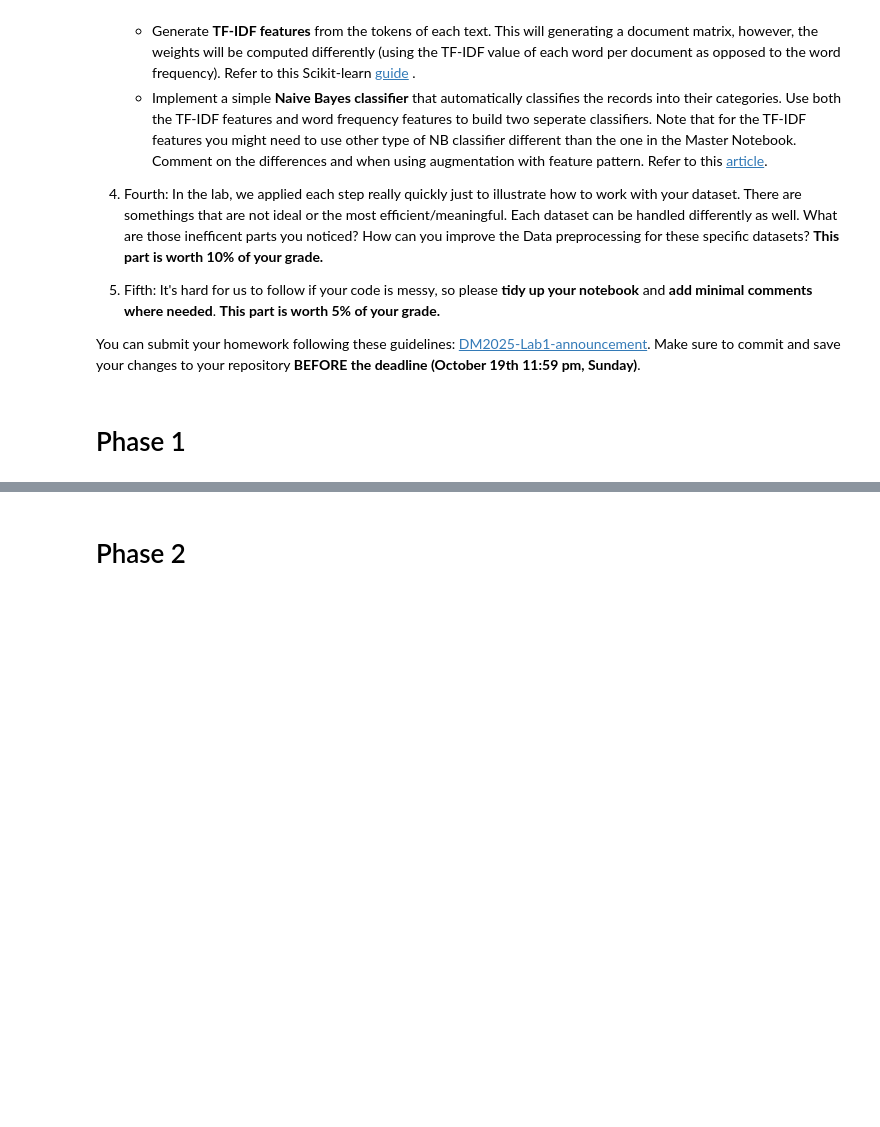
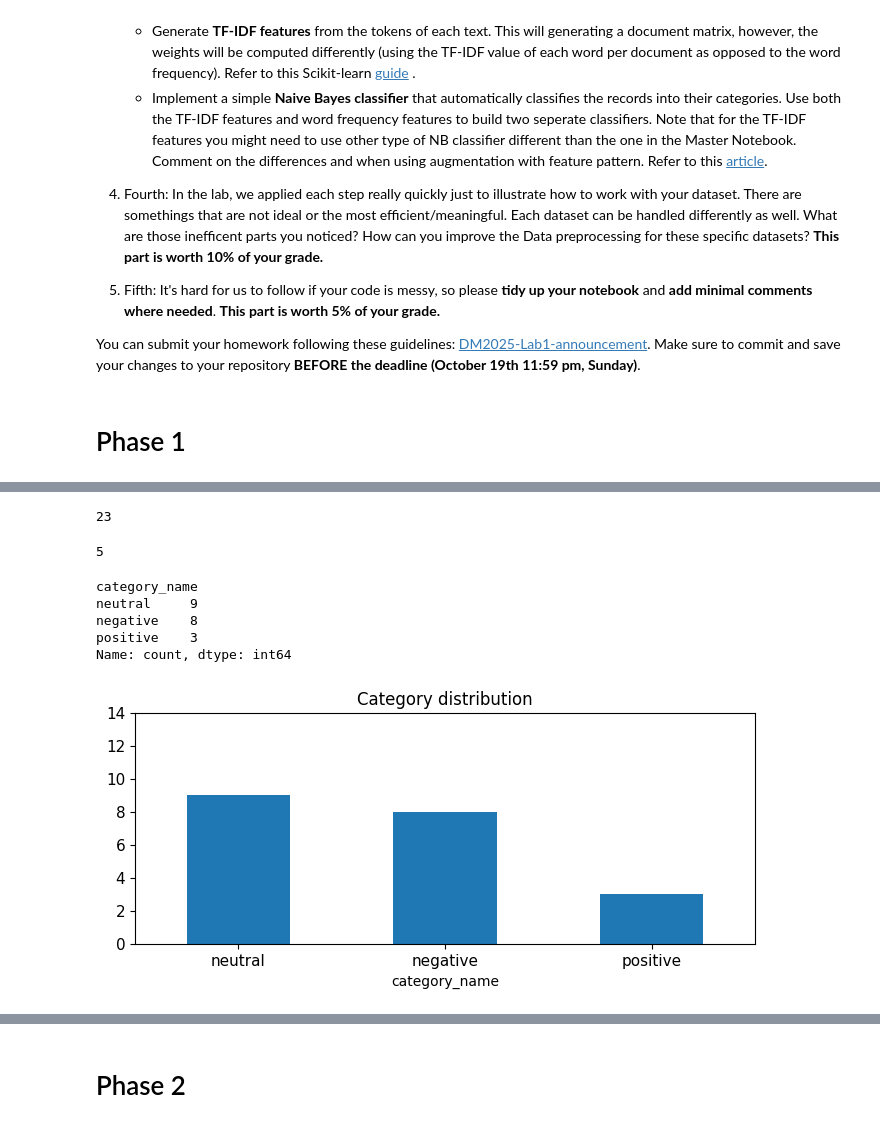
Before and after one commit to robins114/dm2025-lab1-exercise, a Jupyter notebook: DM2025-Lab1-Homework.ipynb, the cells around one changed output, grey strips where cells are left out. Drawn from its saved outputs; the diff is of its cells as text; code cells hidden in the pictures; blank space fills up the shorter version.

```diff
--- a/DM2025-Lab1-Homework.ipynb
+++ b/DM2025-Lab1-Homework.ipynb
@@ -62,0 +312,47 @@ You can submit your homework following these guidelines: [DM2025-Lab1-announceme
+# %%
+#Check if there are duplicates
+sum(X.duplicated('text')) # there are 23 text duplicates in the data
+# %% [output]
+23
+# %%
+# Dealing with duplicate data
+X['datetime'] = df['datetime']
+sum(X.duplicated('datetime'))
+
+# only 5 datetimes are the same, so maybe 23 comments have been taken at a different time, but the user used the same text
+# can be not a duplicate, as the time might be different
+# %% [output]
+5
+# %%
+# Exercise 5 and 6, same answer
+
+# Exercise 7
+
+# Data Preprocessing
+import matplotlib.pyplot as plt
+%matplotlib inline
+
+# Optional: random selection of 20 samples
+X_sample = X.sample(n=20, random_state=42)
+
+# Count entries in the category
+print(X_sample.category_name.value_counts())
+
+# Barchart
+X_sample.category_name.value_counts().plot(
+    kind='bar',
+    title='Category distribution',
+    ylim=[0, X_sample.category_name.value_counts().max()+5],
+    rot=0,
+    fontsize=11,
+    figsize=(8,3)
+)
+
+plt.show()
+# %% [output]
+category_name
+neutral     9
+negative    8
+positive    3
+Name: count, dtype: int64
+[figure, added]
```
Also changed, not shown: parts of 13 cells of this notebook.
